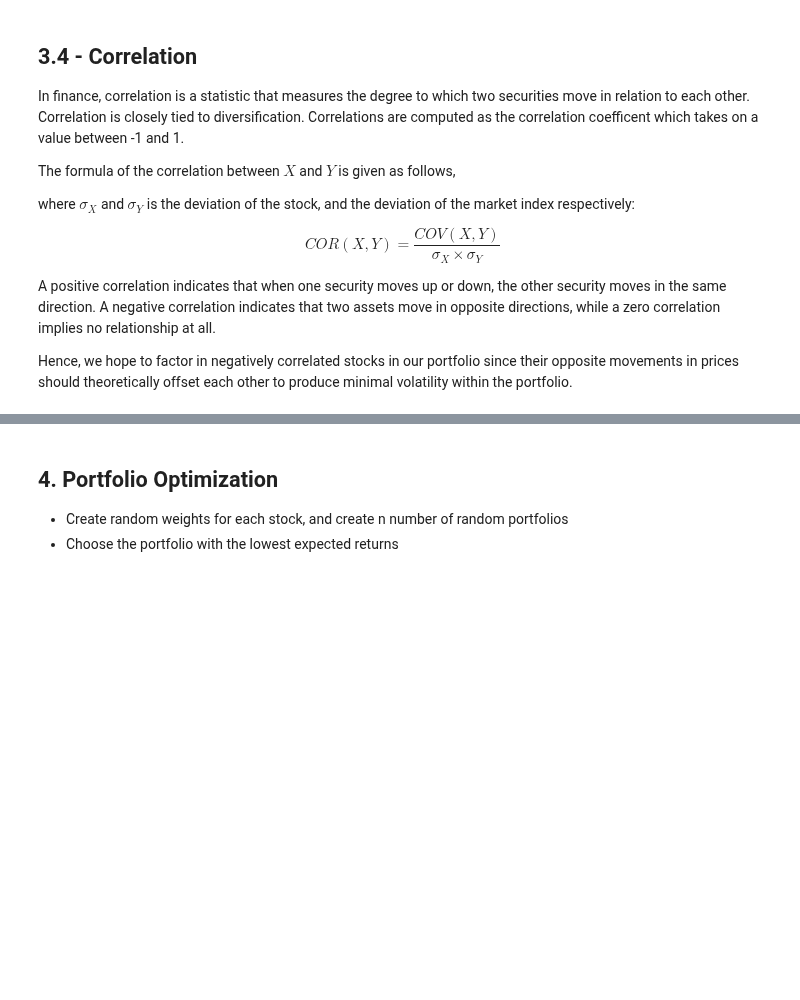
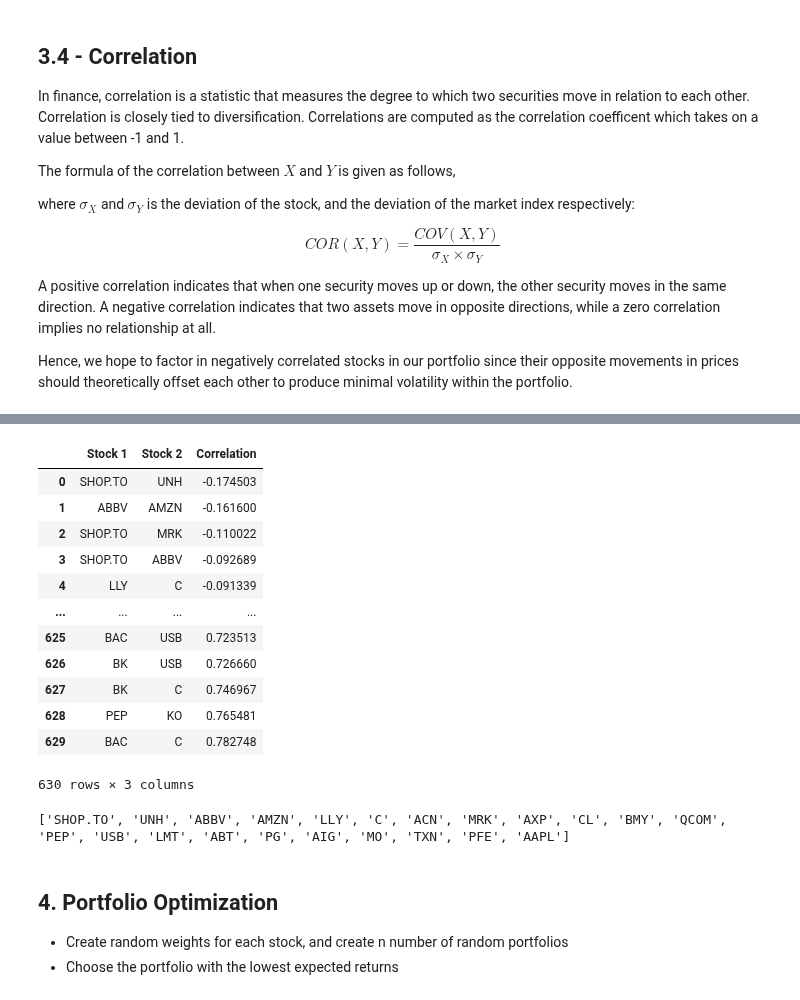
Before and after one commit to Zemelware/robo_stock_advisor, a Jupyter notebook: robo_stock_advisor.ipynb, the cells around one changed output, grey strips where cells are left out. Drawn from its saved outputs; the diff is of its cells as text; code cells hidden in the pictures; blank space fills up the shorter version.

Commit message:
Add correlation function

```diff
--- a/robo_stock_advisor.ipynb
+++ b/robo_stock_advisor.ipynb
@@ -85,8 +85,11 @@ capital = 750000
 # Number of stocks to buy for portfolio
 num_stocks = 22
 
+min_stocks = 12
+max_stocks = 22
+
 # Maximum and minimum weightings of each stock in portfolio
-min_weight = 1 / (2 * num_stocks)
+min_weight = 1 / (2 * max_stocks)
 max_weight = 0.20
 
 # Start and end date for roboadvisor
@@ -193,6 +196,7 @@ def filter_tickers(tickers):
     return filtered_tickers
 
 filtered_tickers = filter_tickers(tickers_lst)
+n_stocks = len(filtered_tickers)
 print(filtered_tickers)
 # %% [output]
 AGN may be delisted
@@ -507,3 +501,48 @@ corr_matrix
+# %%
+# Get correlation pairs of each stock with each other
+corr_pairs = daily_returns.corr()
+
+# Sort pairs by lowest correlations
+corr_pairs["Stock 1"] = corr_pairs.index
+corr_pairs = corr_pairs.melt(id_vars="Stock 1", var_name="Stock 2")
+corr_pairs.rename(columns = {"value" : "Correlation"}, inplace=True)
+corr_pairs.sort_values(by="Correlation", inplace=True)
+
+# Remove duplicates within dataframe
+corr_pairs = corr_pairs.iloc[:-(n_stocks)]
+corr_pairs = corr_pairs.iloc[::2].reset_index(drop=True)
+
+# Loop through pairs and get least correlated pairs of unique stocks
+l_corr_pairs = []
+for _, pair in corr_pairs.iterrows():
+    stock1 = pair["Stock 1"]
+    stock2 = pair["Stock 2"]
+    corr = pair["Correlation"]
+
+    if stock1 not in l_corr_pairs and stock2 not in l_corr_pairs:
+        l_corr_pairs.append(stock1)
+        l_corr_pairs.append(stock2)
+
+    if len(l_corr_pairs) == max_stocks:
+        break
+
+display(corr_pairs)
+print(l_corr_pairs)
+# %% [output]
+|  | Stock 1 | Stock 2 | Correlation |
+| 0 | SHOP.TO | UNH | -0.174503 |
+| 1 | ABBV | AMZN | -0.161600 |
+| 2 | SHOP.TO | MRK | -0.110022 |
+| 3 | SHOP.TO | ABBV | -0.092689 |
+| 4 | LLY | C | -0.091339 |
+| ... | ... | ... | ... |
+| 625 | BAC | USB | 0.723513 |
+| 626 | BK | USB | 0.726660 |
+| 627 | BK | C | 0.746967 |
+| 628 | PEP | KO | 0.765481 |
+| 629 | BAC | C | 0.782748 |
+630 rows × 3 columns
+['SHOP.TO', 'UNH', 'ABBV', 'AMZN', 'LLY', 'C', 'ACN', 'MRK', 'AXP', 'CL', 'BMY', 'QCOM', 'PEP', 'USB', 'LMT', 'ABT', 'PG', 'AIG', 'MO', 'TXN', 'PFE', 'AAPL']
 # %% [markdown]
 ## 4. Portfolio Optimization
 - Create random weights for each stock, and create n number of random portfolios
```
Also changed, not shown: parts of 10 cells of this notebook.
